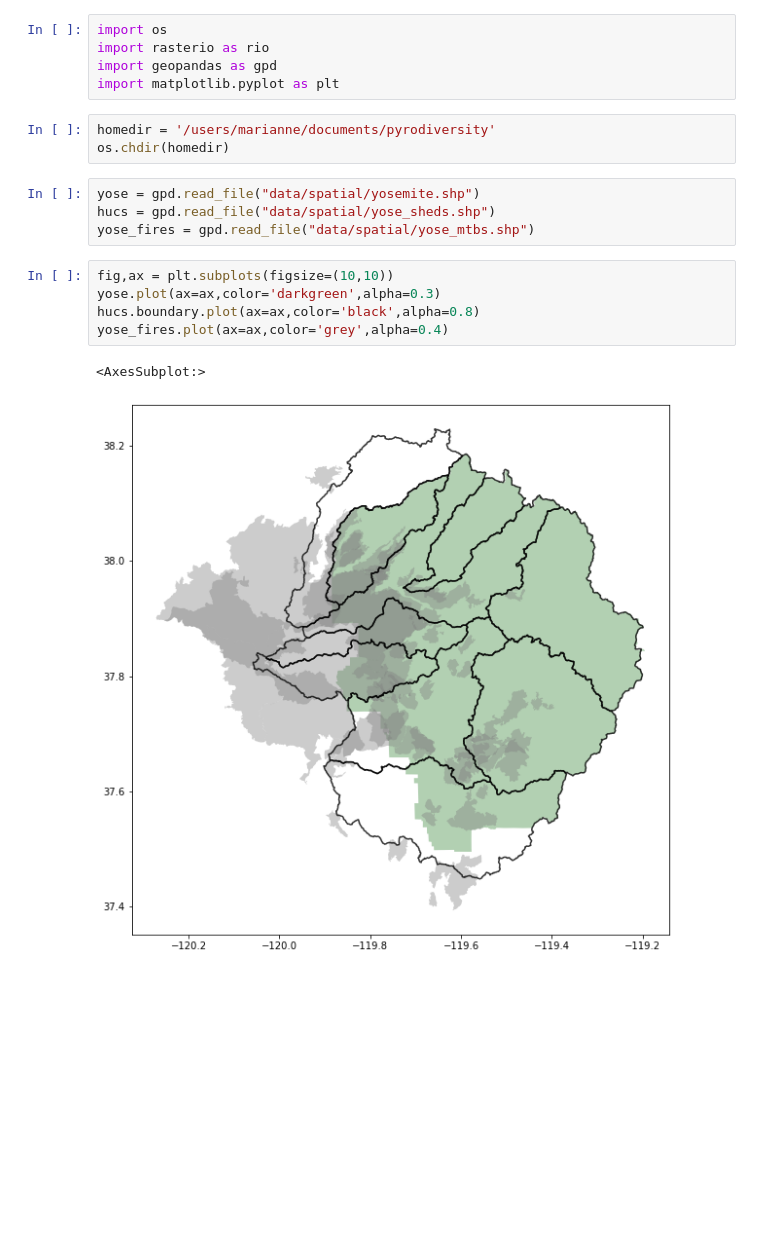
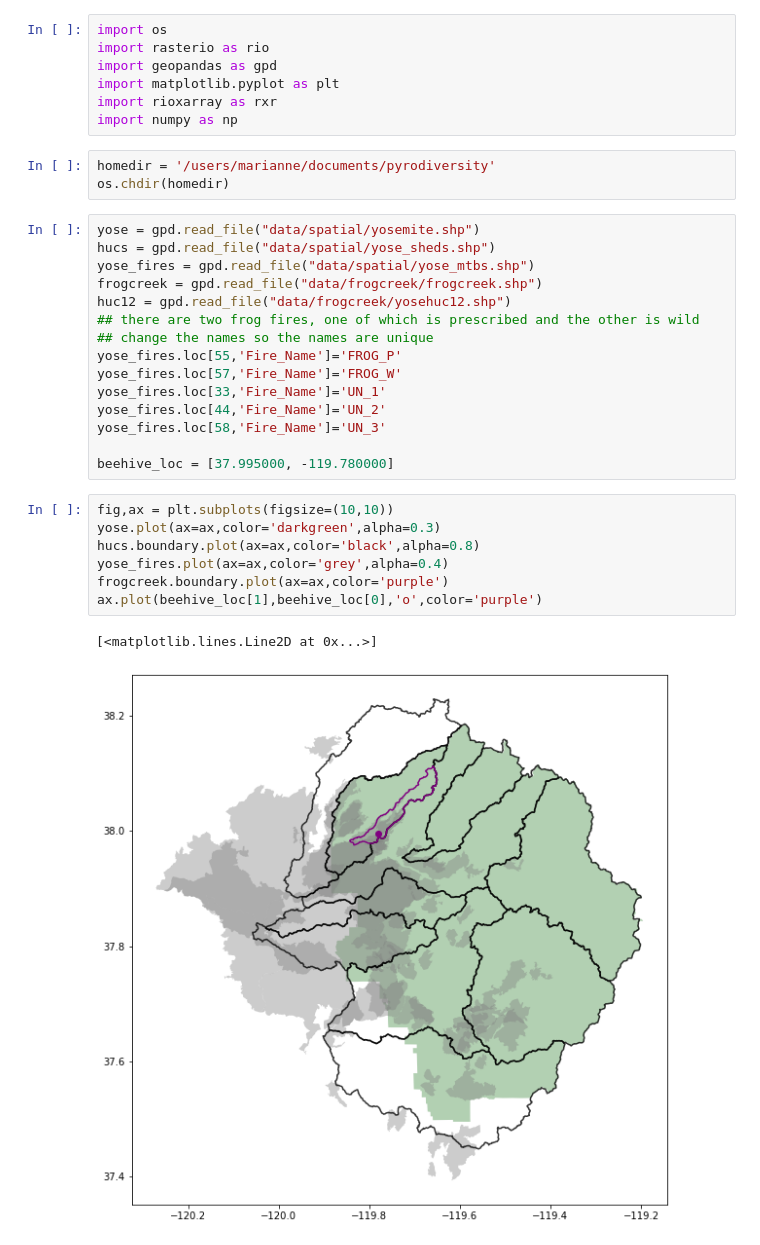
Before and after one commit to mariannecowherd/pyrodiversity, a Jupyter notebook: code/YosemiteDemo.ipynb, the cells around one changed output. Saved outputs shown, nothing was run; the diff lists cells and outputs as text; blank space fills up the shorter version.

Commit message:
frog

```diff
--- a/code/YosemiteDemo.ipynb
+++ b/code/YosemiteDemo.ipynb
@@ -3,18 +3,33 @@ import os
 import rasterio as rio
 import geopandas as gpd
 import matplotlib.pyplot as plt
+import rioxarray as rxr
+import numpy as np
 # %%
 homedir = '/users/marianne/documents/pyrodiversity'
 os.chdir(homedir)
-# %%
-yose = gpd.read_file("data/spatial/yosemite.shp")
-hucs = gpd.read_file("data/spatial/yose_sheds.shp")
-yose_fires = gpd.read_file("data/spatial/yose_mtbs.shp")
+# %%
+yose = gpd.read_file("data/spatial/yosemite.shp")
+hucs = gpd.read_file("data/spatial/yose_sheds.shp")
+yose_fires = gpd.read_file("data/spatial/yose_mtbs.shp")
+frogcreek = gpd.read_file("data/frogcreek/frogcreek.shp")
+huc12 = gpd.read_file("data/frogcreek/yosehuc12.shp")
+## there are two frog fires, one of which is prescribed and the other is wild
+## change the names so the names are unique
+yose_fires.loc[55,'Fire_Name']='FROG_P'
+yose_fires.loc[57,'Fire_Name']='FROG_W'
+yose_fires.loc[33,'Fire_Name']='UN_1'
+yose_fires.loc[44,'Fire_Name']='UN_2'
+yose_fires.loc[58,'Fire_Name']='UN_3'
+
+beehive_loc = [37.995000, -119.780000]
 # %%
 fig,ax = plt.subplots(figsize=(10,10))
 yose.plot(ax=ax,color='darkgreen',alpha=0.3)
 hucs.boundary.plot(ax=ax,color='black',alpha=0.8)
 yose_fires.plot(ax=ax,color='grey',alpha=0.4)
+frogcreek.boundary.plot(ax=ax,color='purple')
+ax.plot(beehive_loc[1],beehive_loc[0],'o',color='purple')
 # %% [output]
-<AxesSubplot:>
+[<matplotlib.lines.Line2D at 0x...>]
-[figure, old version]
+[figure, new version]
```
Also changed, not shown: parts of 13 cells of this notebook.
